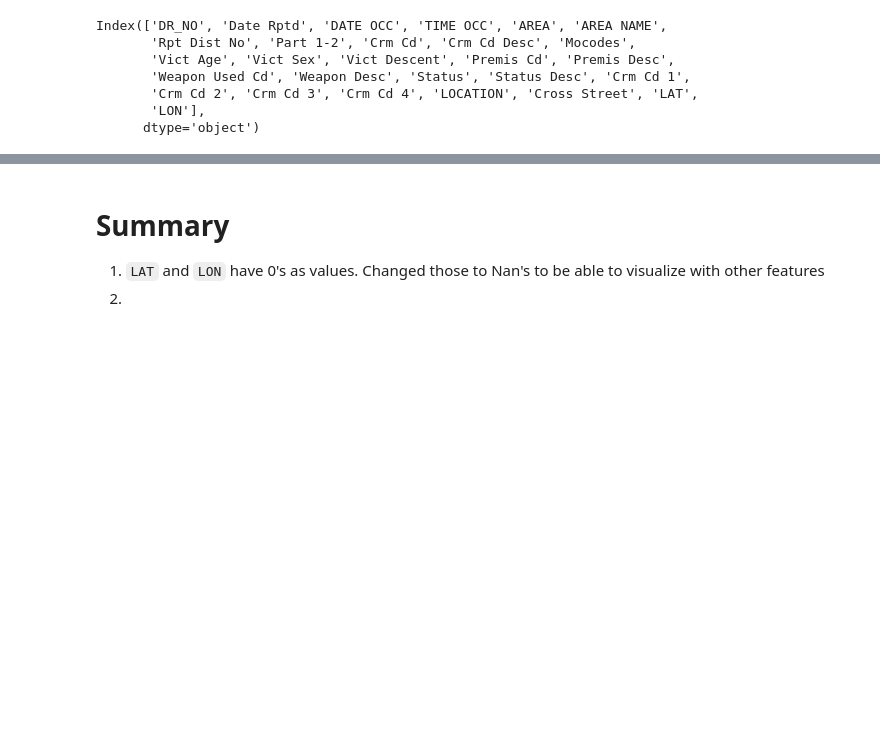
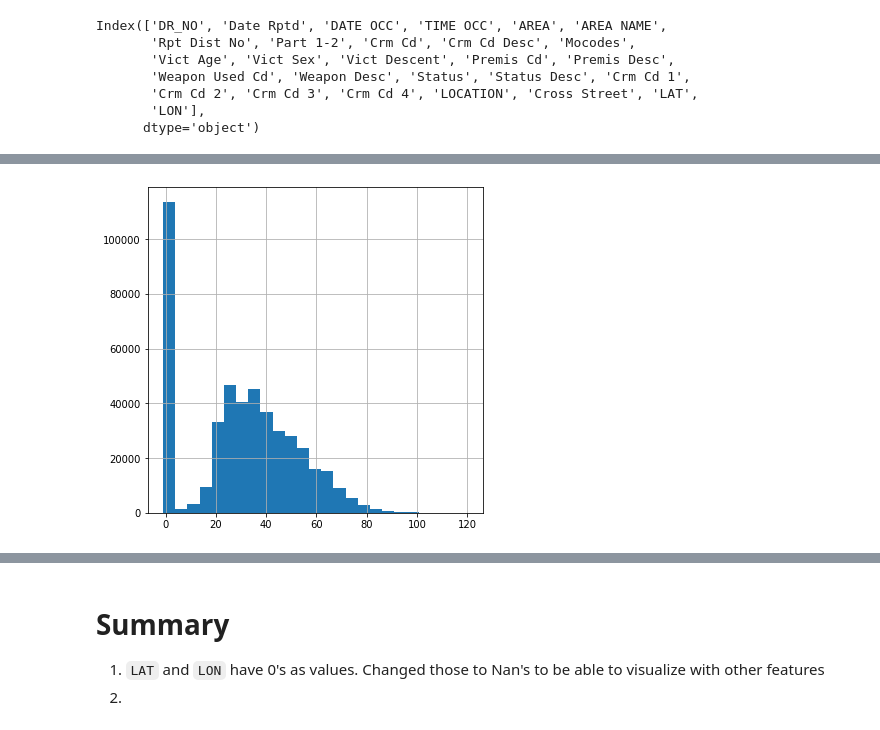
Before and after one commit to cojitamboe15/LACrimeDataML, a Jupyter notebook: LACrimeML.ipynb, the cells around one changed output, grey strips where cells are left out. Cells and saved outputs as stored; diff of their text form; code cells hidden in the pictures; blank space fills up the shorter version.

```diff
--- a/LACrimeML.ipynb
+++ b/LACrimeML.ipynb
@@ -328,3 +326,8 @@ copy.drop("Crm Cd 4", inplace=True, axis=1)
+# %%
+# will have to replace values of 0 with the mean
+copy['Vict Age'].hist(bins=25, figsize=(6, 6));
+# %% [output]
+[figure, added]
 # %%
 # replace the 0 values in vict age with mean
 copy.loc[copy["Vict Age"] == 0.0] = copy["Vict Age"].mean()
```
Also changed, not shown: parts of 22 cells of this notebook.
